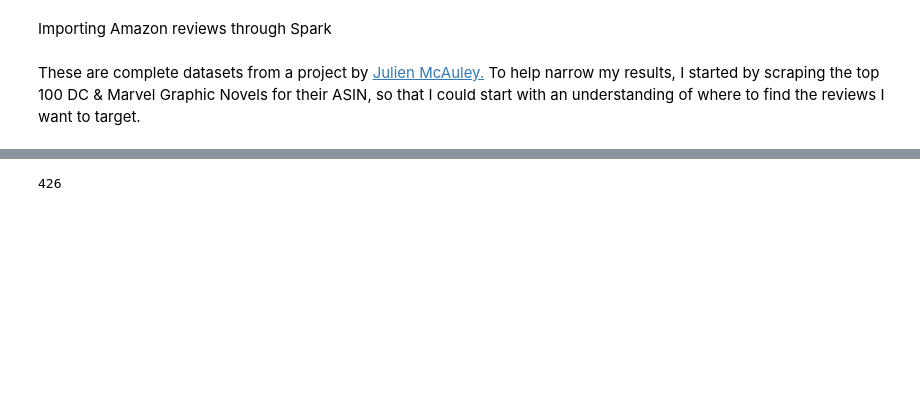
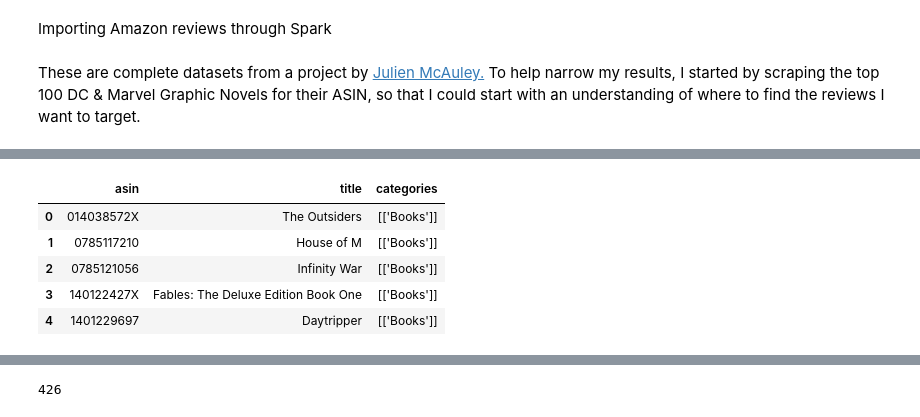
Before and after one commit to jnawjux/intocomics, a Jupyter notebook: amazon_reviews_eda.ipynb, the cells around one changed output, grey strips where cells are left out. Cells and saved outputs as stored; diff of their text form; code cells hidden in the pictures; blank space fills up the shorter version.

```diff
--- a/amazon_reviews_eda.ipynb
+++ b/amazon_reviews_eda.ipynb
@@ -78,0 +176,2 @@ marvel_meta = metadata.filter(col("asin").isin(all_ids)).toPandas()
+# %%
+marvel_meta = spark.sql(query_2).toPandas()
@@ -78,0 +204,11 @@ marvel_meta = metadata.filter(col("asin").isin(all_ids)).toPandas()
+# %%
+all_comic_df = pd.concat([top_merge, m1_merge, m2_merge, image_meta, marvel_meta, dc_meta])
+all_comic_df['categories'] = all_comic_df['categories'].astype(str)
+all_comic_df.head()
+# %% [output]
+|  | asin | title | categories |
+| 0 | 014038572X | The Outsiders | [['Books']] |
+| 1 | 0785117210 | House of M | [['Books']] |
+| 2 | 0785121056 | Infinity War | [['Books']] |
+| 3 | 140122427X | Fables: The Deluxe Edition Book One | [['Books']] |
+| 4 | 1401229697 | Daytripper | [['Books']] |
```
Also changed, not shown: parts of 57 cells of this notebook, 3 other files.
